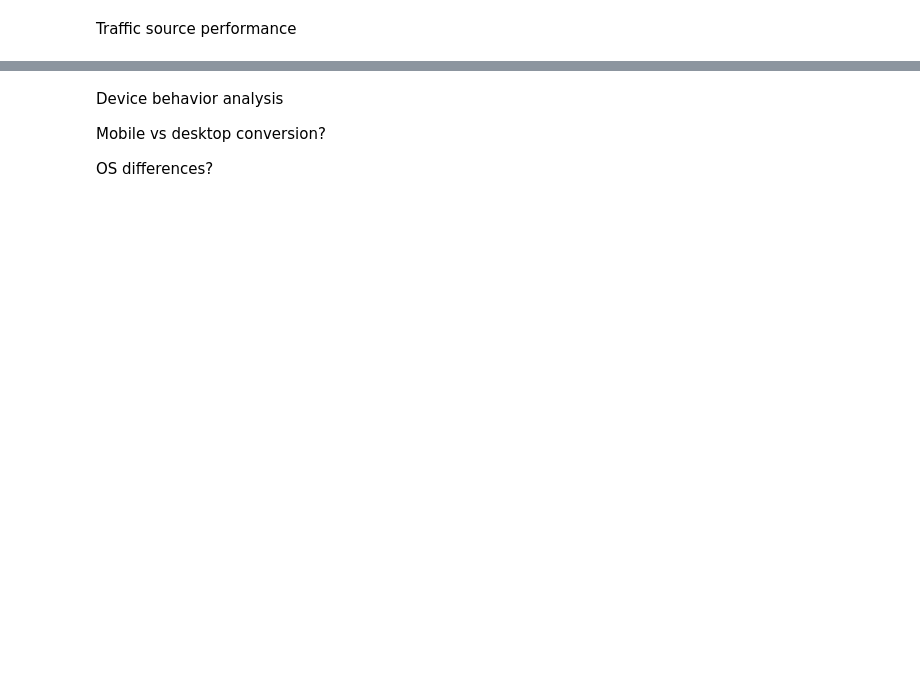
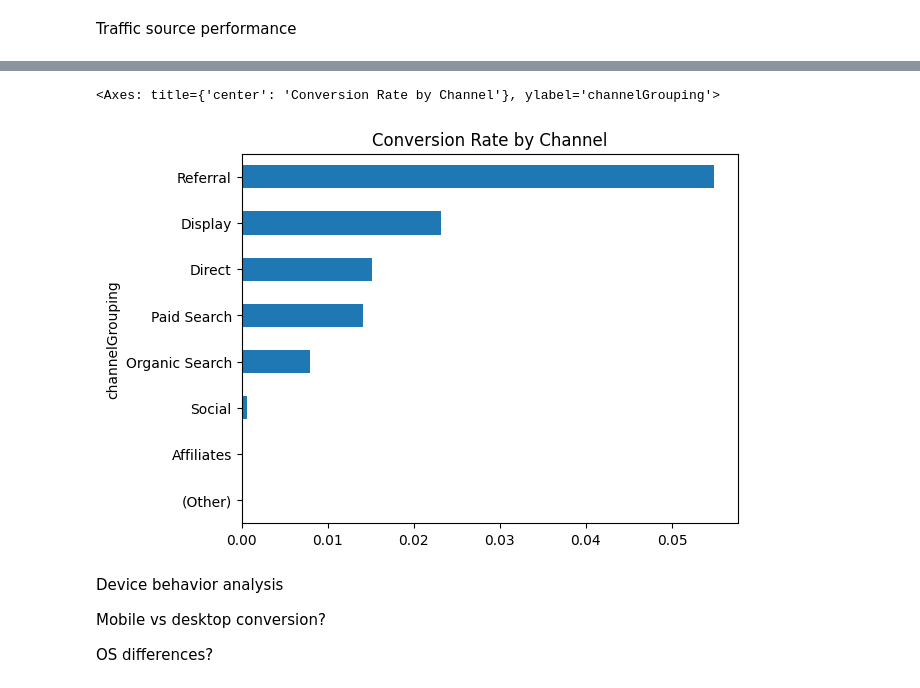
Before and after one commit to snehalsreedhar/Marketing-Decision-Engine-From-Attribution-to-Spend-Optimization, a Jupyter notebook: notebooks/eda.ipynb, the cells around one changed output, grey strips where cells are left out. Drawn from its saved outputs; the diff is of its cells as text; code cells hidden in the pictures; blank space fills up the shorter version.

```diff
--- a/notebooks/eda.ipynb
+++ b/notebooks/eda.ipynb
@@ -173,0 +378,4 @@ Conversion rate analysis
+# %%
+df_cleaned['expected_revenue'] = df_cleaned['converted'] * df_cleaned['totals_transactionRevenue']
+
+df_cleaned.groupby('channelGrouping')['expected_revenue'].mean()
@@ -173,0 +393,18 @@ Conversion rate analysis
+# %%
+conv_by_channel = df_cleaned.groupby('channelGrouping')['converted'].mean()
+
+traffic_share = df_cleaned['channelGrouping'].value_counts(normalize=True)
+
+summary = df_cleaned.groupby('channelGrouping').agg({
+    'converted': 'mean',
+    'fullVisitorId': 'count',
+    'totals_transactionRevenue': 'sum'
+}).rename(columns={
+    'converted': 'conversion_rate',
+    'fullVisitorId': 'traffic',
+    'totals_transactionRevenue': 'revenue'
+})
+
+summary['traffic_share'] = summary['traffic'] / len(df)
+
+summary.sort_values('conversion_rate', ascending=False)
@@ -174,2 +422,9 @@ Conversion rate analysis
 # %% [markdown]
 Traffic source performance
+# %%
+
+summary['revenue_per_session'] = summary['revenue'] / summary['traffic']
+
+summary = summary.sort_values('revenue', ascending=False)
+
+summary
@@ -175,0 +442,2 @@ Traffic source performance
+# %%
+summary['expected_revenue_per_session'] = summary['revenue'] / summary['traffic']
@@ -176,3 +457,8 @@ Traffic source performance
+# %%
+summary.sort_values('conversion_rate')['conversion_rate'].plot(kind='barh', title='Conversion Rate by Channel')
+# %% [output]
+<Axes: title={'center': 'Conversion Rate by Channel'}, ylabel='channelGrouping'>
+[figure, added]
 # %% [markdown]
 Device behavior analysis
 
```
Also changed, not shown: parts of 89 cells of this notebook, 1 other file.
